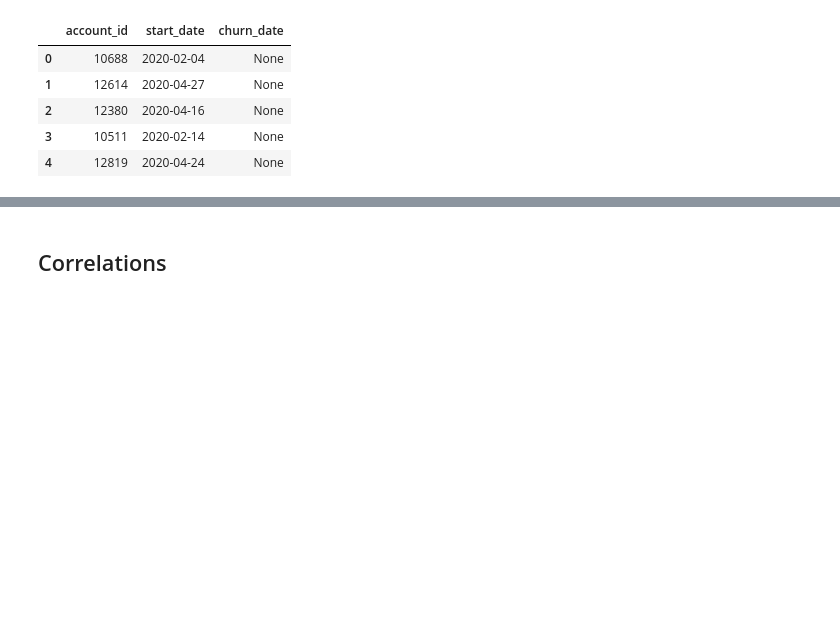
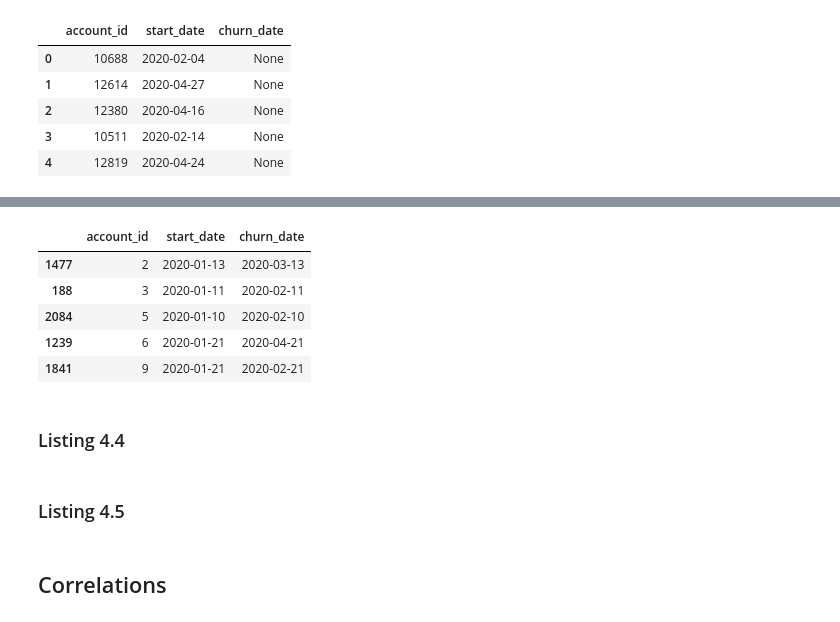
Before and after one commit to davilayang/fight-churn, a Jupyter notebook: notebooks/06-correlations.ipynb, the cells around one changed output, grey strips where cells are left out. Cells and saved outputs as stored; diff of their text form; code cells hidden in the pictures; blank space fills up the shorter version.

```diff
--- a/notebooks/06-correlations.ipynb
+++ b/notebooks/06-correlations.ipynb
@@ -123,0 +245,11 @@ reu
+# %%
+res.sort_values("account_id").head()
+# %% [output]
+|  | account_id | start_date | churn_date |
+| 1477 | 2 | 2020-01-13 | 2020-03-13 |
+| 188 | 3 | 2020-01-11 | 2020-02-11 |
+| 2084 | 5 | 2020-01-10 | 2020-02-10 |
+| 1239 | 6 | 2020-01-21 | 2020-04-21 |
+| 1841 | 9 | 2020-01-21 | 2020-02-21 |
+# %% [markdown]
+### Listing 4.4
@@ -123,0 +314,2 @@ reu
+# %% [markdown]
+### Listing 4.5
```
Also changed, not shown: parts of 15 cells of this notebook, 5 other files.
